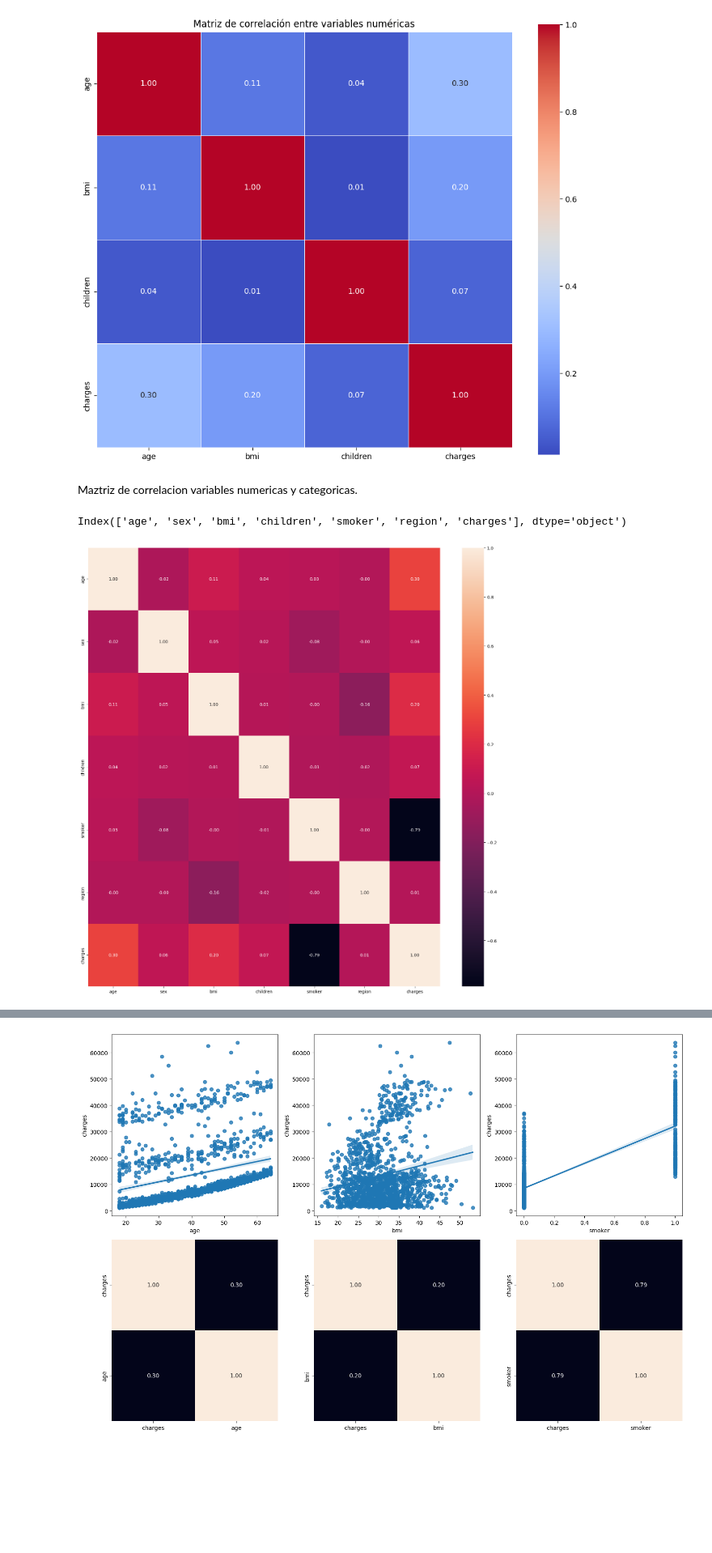
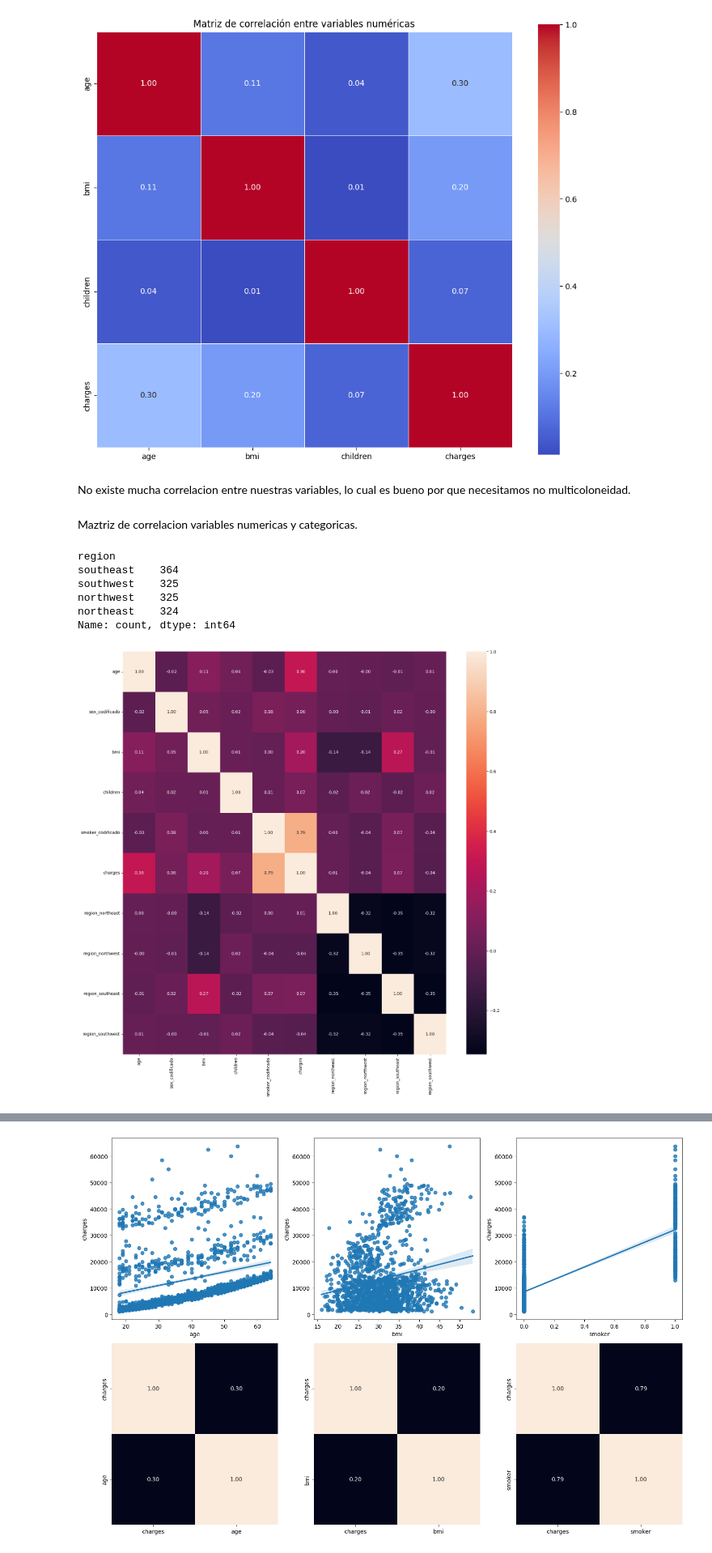
Before and after one commit to Andres-Breceda/Regression-linear-project, a Jupyter notebook: src/explore.ipynb, the cells around one changed output, grey strips where cells are left out. Shown at 81% size. Saved outputs shown, nothing was run; the diff lists cells and outputs as text; code cells hidden in the pictures; blank space fills up the shorter version.

```diff
--- a/src/explore.ipynb
+++ b/src/explore.ipynb
@@ -165,28 +160,38 @@ plt.title("Matriz de correlación entre variables numéricas")
 plt.show()
 # %% [output]
 [figure]
+# %% [markdown]
+No existe mucha correlacion entre nuestras variables, lo cual es bueno por que necesitamos no multicoloneidad.
 # %% [markdown]
 Maztriz de correlacion variables numericas y categoricas.
 # %%
 datacore.columns
+datacore["region"].value_counts()
 # %% [output]
-Index(['age', 'sex', 'bmi', 'children', 'smoker', 'region', 'charges'], dtype='object')
+region
+southeast    364
+southwest    325
+northwest    325
+northeast    324
+Name: count, dtype: int64
 # %%
-datacore["sex"]  = pd.factorize(datacore["sex"])[0]
-datacore["smoker"]  = pd.factorize(datacore["smoker"])[0]
-datacore["region"]  = pd.factorize(datacore["region"])[0]
+datacore["sex_codificado"]  = datacore["sex"].map({'female': 0, 'male': 1})
+datacore["smoker_codificado"]  = datacore["smoker"].map({'yes': 1, 'no': 0})
+#datacore["region_codificado"]  = datacore["region"].map({'southeast': 1, 'northeast': 0, "southwest": 2})
+datacore = pd.get_dummies(datacore, columns=['region'], drop_first=False)
+
 
 
 # Ver el resultado
 
 fig, axes = plt.subplots(figsize=(15, 15))
 
-sns.heatmap(datacore[['age', 'sex', 'bmi', 'children', 'smoker', 'region', 'charges']].corr(), annot = True, fmt = ".2f")
+sns.heatmap(datacore[['age', "sex_codificado", 'bmi', 'children', "smoker_codificado", 'charges', "region_northeast", "region_northwest","region_southeast","region_southwest"]].corr(), annot = True, fmt = ".2f")
 
 plt.tight_layout()
 
 # Draw Plot
 plt.show()
 # %% [output]
-[figure, old version]
+[figure, new version]
 # %% [markdown]
```
Also changed, not shown: parts of 38 cells of this notebook, 1 other file.
